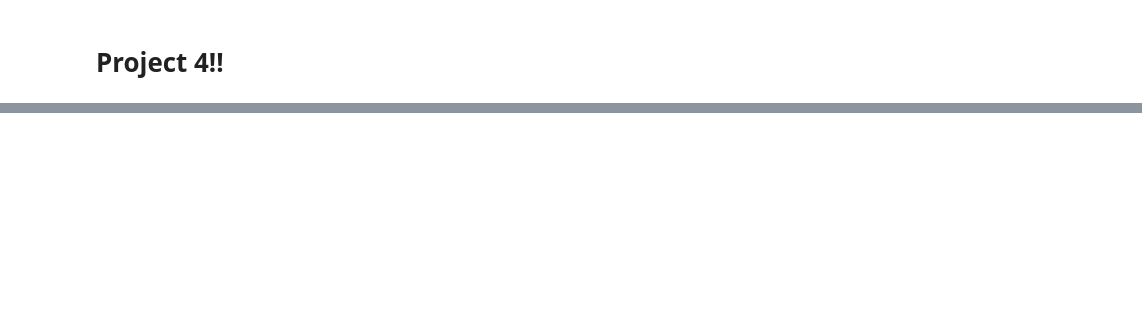
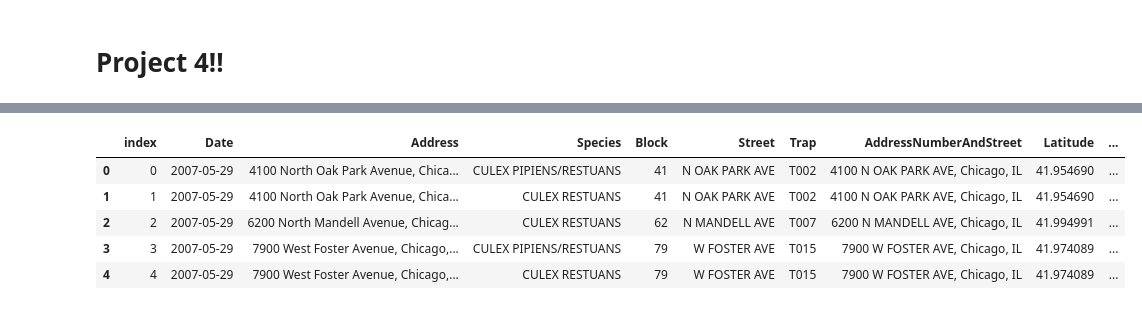
Before and after one commit to nicholas-limjj/dsi-project4, a Jupyter notebook: code/DataAnalysis.ipynb, the cells around one changed output, grey strips where cells are left out. Drawn from its saved outputs; the diff is of its cells as text; code cells hidden in the pictures; blank space fills up the shorter version.

```diff
--- a/code/DataAnalysis.ipynb
+++ b/code/DataAnalysis.ipynb
@@ -71,0 +141,51 @@ spray_df.shape
+# %%
+# Ordinal encode species
+ord_list = []
+for i in train_df['Species']:
+    if i == 'CULEX PIPIENS/RESTUANS':
+        ord_list.append(prob_1)
+    elif i == 'CULEX PIPIENS':
+        ord_list.append(prob_2)
+    elif i == 'CULEX RESTUANS':
+        ord_list.append(prob_3)
+    else:
+        ord_list.append(0)
+
+train_df['Species_Enc'] = ord_list
+# %%
+# Ordinal encode species
+ord_list = []
+for i in test_df['Species']:
+    if i == 'CULEX PIPIENS/RESTUANS':
+        ord_list.append(2)
+    elif i == 'CULEX PIPIENS':
+        ord_list.append(3)
+    elif i == 'CULEX RESTUANS':
+        ord_list.append(1)
+    else:
+        ord_list.append(0)
+
+test_df['Species_Enc'] = ord_list
+# %%
+# One-hot encode mozzies that spread WNV
+train_species = pd.get_dummies(train_df['Species'])[['CULEX PIPIENS/RESTUANS','CULEX PIPIENS','CULEX RESTUANS']]
+test_species = pd.get_dummies(test_df['Species'])[['CULEX PIPIENS/RESTUANS','CULEX PIPIENS','CULEX RESTUANS']]
+# %%
+train_df = pd.concat([train_df,train_species],axis=1,sort=False)
+test_df = pd.concat([test_df,test_species],axis=1,sort=False)
+# %%
+# Calculate euclidean distance of weather station from city and determine which station is nearest
+# This is calculated using pythagoras theorem
+# Station 1: CHICAGO O'HARE INTERNATIONAL AIRPORT Lat: 41.995 Lon: -87.933 Elev: 662 ft. above sea level
+# Station 2: CHICAGO MIDWAY INTL ARPT Lat: 41.786 Lon: -87.752 Elev: 612 ft. above sea level
+train_df['diststat1'] = np.sqrt((train_df['Latitude'] - 41.995) ** 2 + (train_df['Longitude'] - (-87.933)) ** 2)
+train_df['diststat2'] = np.sqrt((train_df['Latitude'] - 41.786) ** 2 + (train_df['Longitude'] - (-87.752)) ** 2)
+train_df['Station'] = [2 if train_df['diststat1'][i] > train_df['diststat2'][i] else 1 for i in range(train_df.shape[0])]
+train_df.head()
+# %% [output]
+|  | index | Date | Address | Species | Block | Street | Trap | AddressNumberAndStreet | Latitude | ... |
+| 0 | 0 | 2007-05-29 | 4100 North Oak Park Avenue, Chica... | CULEX PIPIENS/RESTUANS | 41 | N OAK PARK AVE | T002 | 4100 N OAK PARK AVE, Chicago, IL | 41.954690 | ... |
+| 1 | 1 | 2007-05-29 | 4100 North Oak Park Avenue, Chica... | CULEX RESTUANS | 41 | N OAK PARK AVE | T002 | 4100 N OAK PARK AVE, Chicago, IL | 41.954690 | ... |
+| 2 | 2 | 2007-05-29 | 6200 North Mandell Avenue, Chicag... | CULEX RESTUANS | 62 | N MANDELL AVE | T007 | 6200 N MANDELL AVE, Chicago, IL | 41.994991 | ... |
+| 3 | 3 | 2007-05-29 | 7900 West Foster Avenue, Chicago,... | CULEX PIPIENS/RESTUANS | 79 | W FOSTER AVE | T015 | 7900 W FOSTER AVE, Chicago, IL | 41.974089 | ... |
+| 4 | 4 | 2007-05-29 | 7900 West Foster Avenue, Chicago,... | CULEX RESTUANS | 79 | W FOSTER AVE | T015 | 7900 W FOSTER AVE, Chicago, IL | 41.974089 | ... |
```
Also changed, not shown: parts of 50 cells of this notebook, 7 other files.
